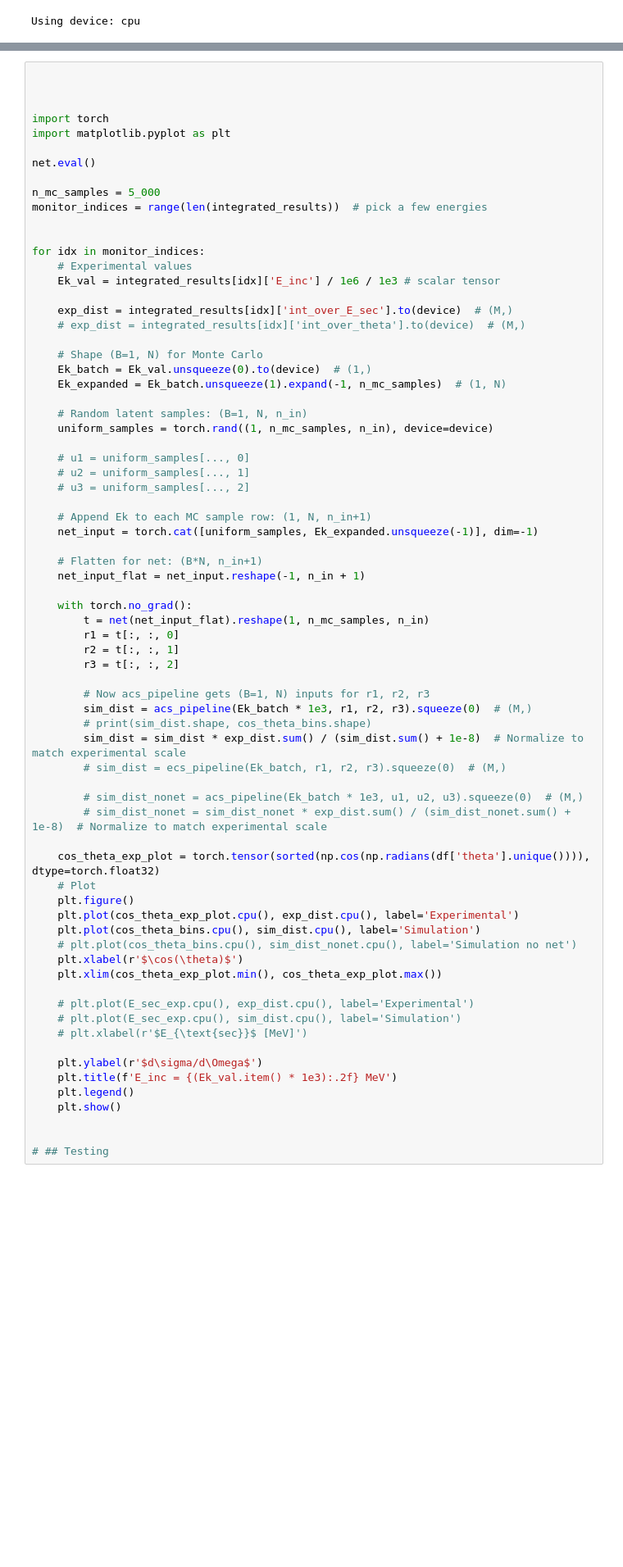
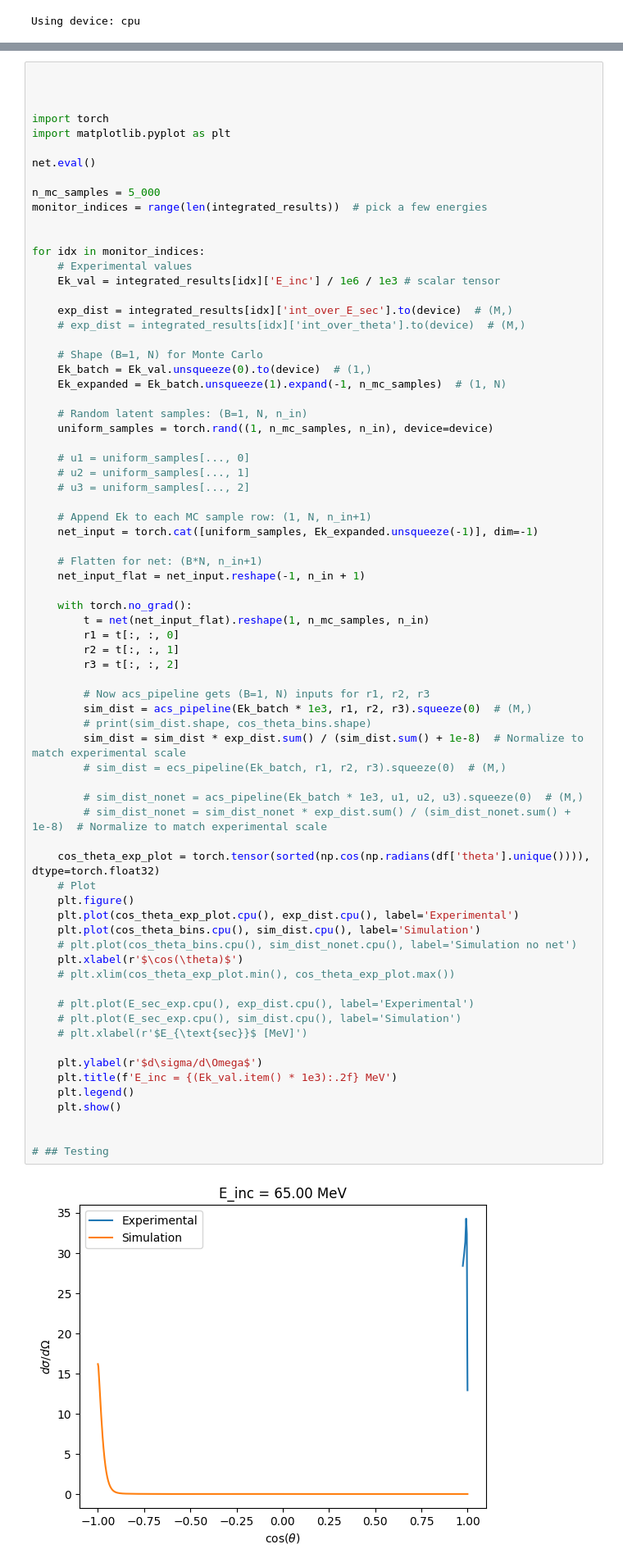
Before and after one commit to LucAstrand/MCML, a Jupyter notebook: npReactionv7.ipynb, the cells around one changed output, grey strips where cells are left out. Shown at 82% size. Drawn from its saved outputs; the diff is of its cells as text; blank space fills up the shorter version.

```diff
--- a/npReactionv7.ipynb
+++ b/npReactionv7.ipynb
@@ -893,31 +924,33 @@ for idx in monitor_indices:
         r3 = t[:, :, 2]
 
         # Now acs_pipeline gets (B=1, N) inputs for r1, r2, r3
         sim_dist = acs_pipeline(Ek_batch * 1e3, r1, r2, r3).squeeze(0)  # (M,)
         # print(sim_dist.shape, cos_theta_bins.shape)
         sim_dist = sim_dist * exp_dist.sum() / (sim_dist.sum() + 1e-8)  # Normalize to match experimental scale
         # sim_dist = ecs_pipeline(Ek_batch, r1, r2, r3).squeeze(0)  # (M,)
 
         # sim_dist_nonet = acs_pipeline(Ek_batch * 1e3, u1, u2, u3).squeeze(0)  # (M,)
         # sim_dist_nonet = sim_dist_nonet * exp_dist.sum() / (sim_dist_nonet.sum() + 1e-8)  # Normalize to match experimental scale
 
     cos_theta_exp_plot = torch.tensor(sorted(np.cos(np.radians(df['theta'].unique()))), dtype=torch.float32)
     # Plot
     plt.figure()
     plt.plot(cos_theta_exp_plot.cpu(), exp_dist.cpu(), label='Experimental')
     plt.plot(cos_theta_bins.cpu(), sim_dist.cpu(), label='Simulation')
     # plt.plot(cos_theta_bins.cpu(), sim_dist_nonet.cpu(), label='Simulation no net')
     plt.xlabel(r'$\cos(\theta)$')
-    plt.xlim(cos_theta_exp_plot.min(), cos_theta_exp_plot.max())
+    # plt.xlim(cos_theta_exp_plot.min(), cos_theta_exp_plot.max())
 
     # plt.plot(E_sec_exp.cpu(), exp_dist.cpu(), label='Experimental')
     # plt.plot(E_sec_exp.cpu(), sim_dist.cpu(), label='Simulation')
     # plt.xlabel(r'$E_{\text{sec}}$ [MeV]')
 
     plt.ylabel(r'$d\sigma/d\Omega$')
     plt.title(f'E_inc = {(Ek_val.item() * 1e3):.2f} MeV')
     plt.legend()
     plt.show()
 
 
 # ## Testing
+# %% [output]
+[figure, added]
```
Also changed, not shown: parts of 11 cells of this notebook, 1 other file.
